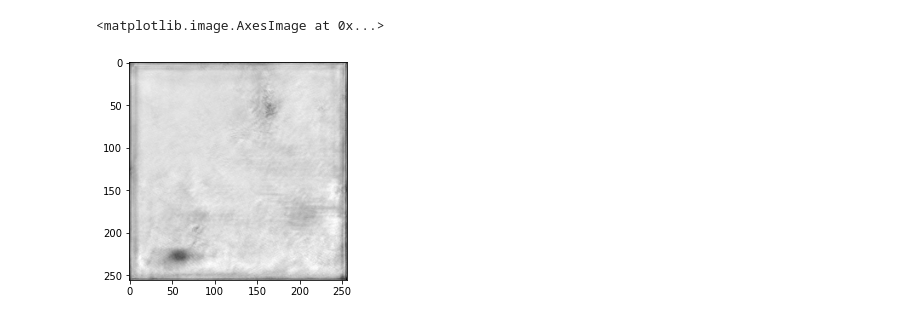
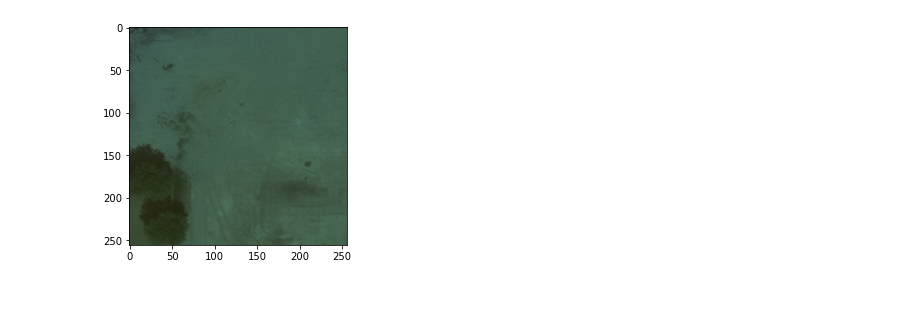
Before and after one commit to bryanjonas/pytorch-nested-unet, a Jupyter notebook: Viewing.ipynb, the cells around one changed output. Cells and saved outputs as stored; diff of their text form; code cells hidden in the pictures.

```diff
--- a/Viewing.ipynb
+++ b/Viewing.ipynb
@@ -7,5 +6,6 @@ bldg = np.loadtxt('bldg.npy')
-# %%
-plt.imshow(bldg, cmap='gray')
-# %% [output]
-<matplotlib.image.AxesImage at 0x...>
-[figure, removed]
+# %%
+img = mpimg.imread('pred_img.png')
+imgplot = plt.imshow(img)
+plt.show()
+# %% [output]
+[figure, added]
```
Also changed, not shown: parts of 6 cells of this notebook, 2 other files.
